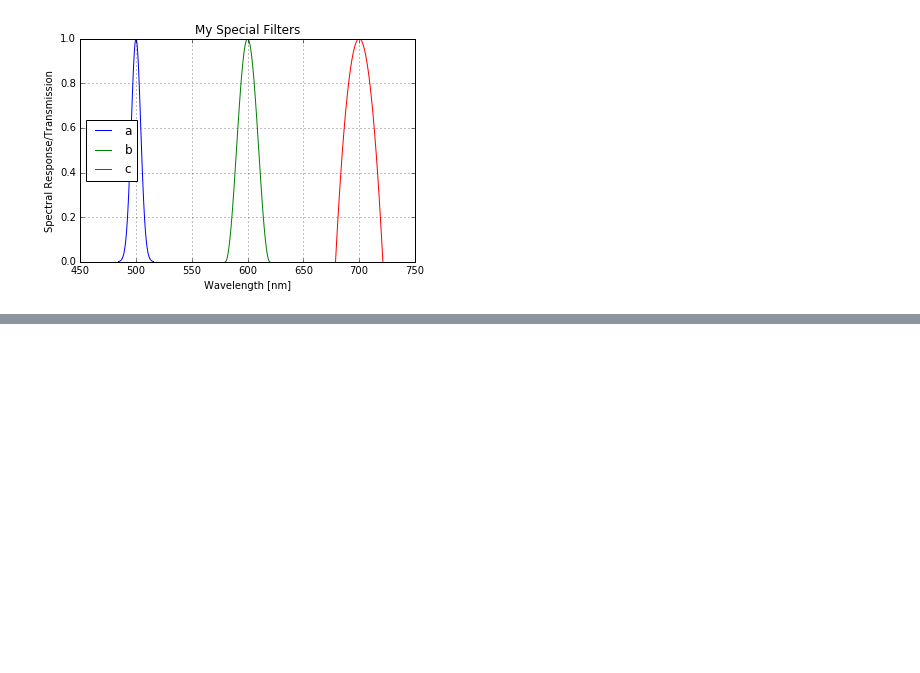
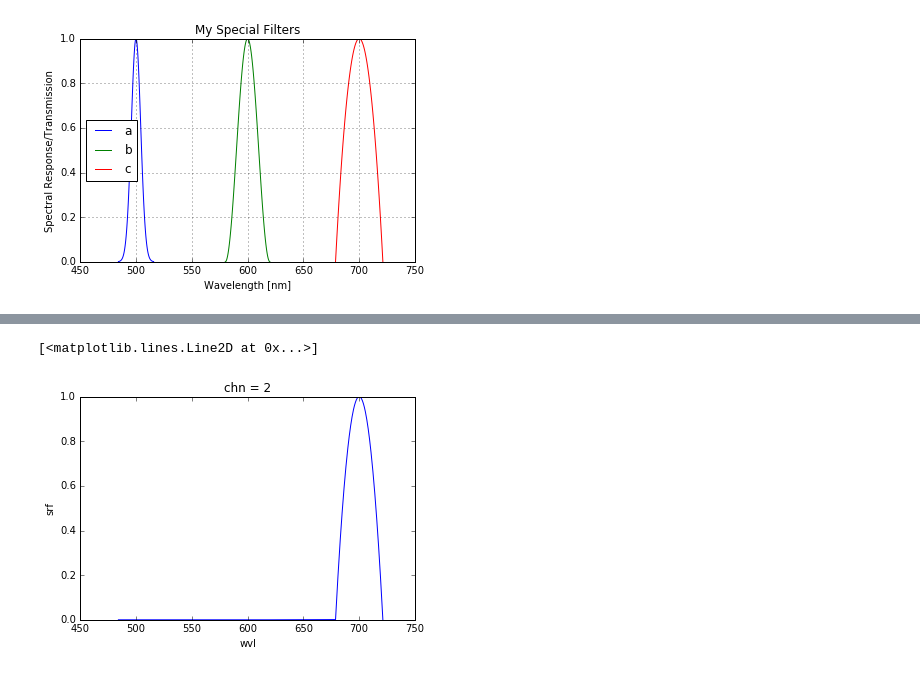
Before and after one commit to derekjgriffith/nbMORTICIA, a Jupyter notebook: rad/01a-SpectralChannelsAndFilters.ipynb, the cells around one changed output, grey strips where cells are left out. Saved outputs shown, nothing was run; the diff lists cells and outputs as text; code cells hidden in the pictures; blank space fills up the shorter version.

```diff
--- a/rad/01a-SpectralChannelsAndFilters.ipynb
+++ b/rad/01a-SpectralChannelsAndFilters.ipynb
@@ -230,0 +186,7 @@ AvirisXD.plot()
+# %%
+z=filt.flt_as_xd_harmonised()
+# %%
+z.isel(chn=2).plot()
+# %% [output]
+[<matplotlib.lines.Line2D at 0x...>]
+[figure, added]
```
Also changed, not shown: parts of 14 cells of this notebook, 1 other file.
